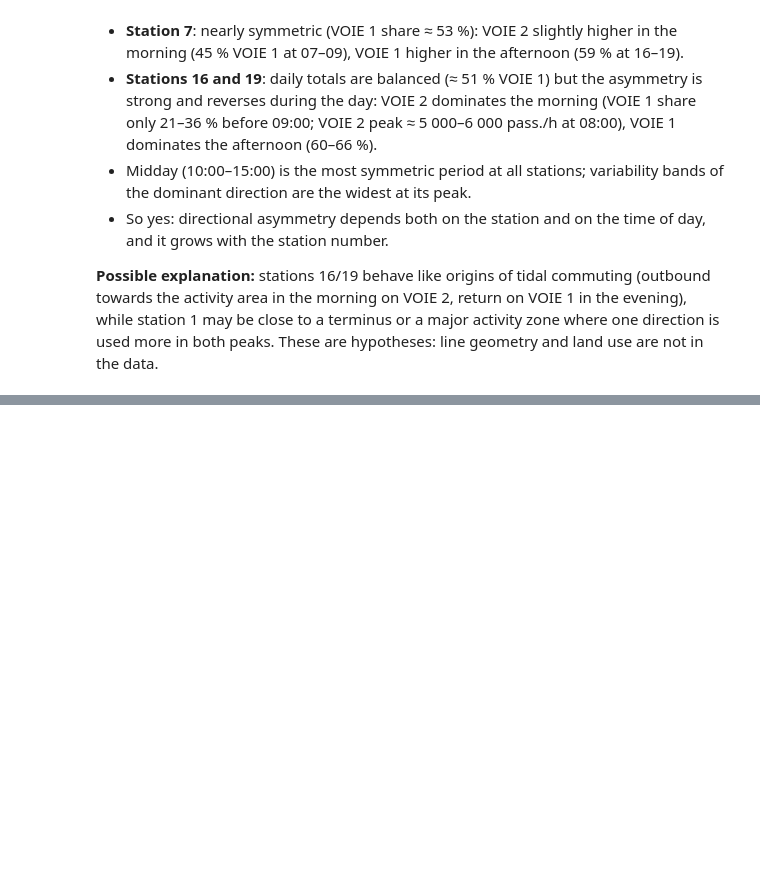
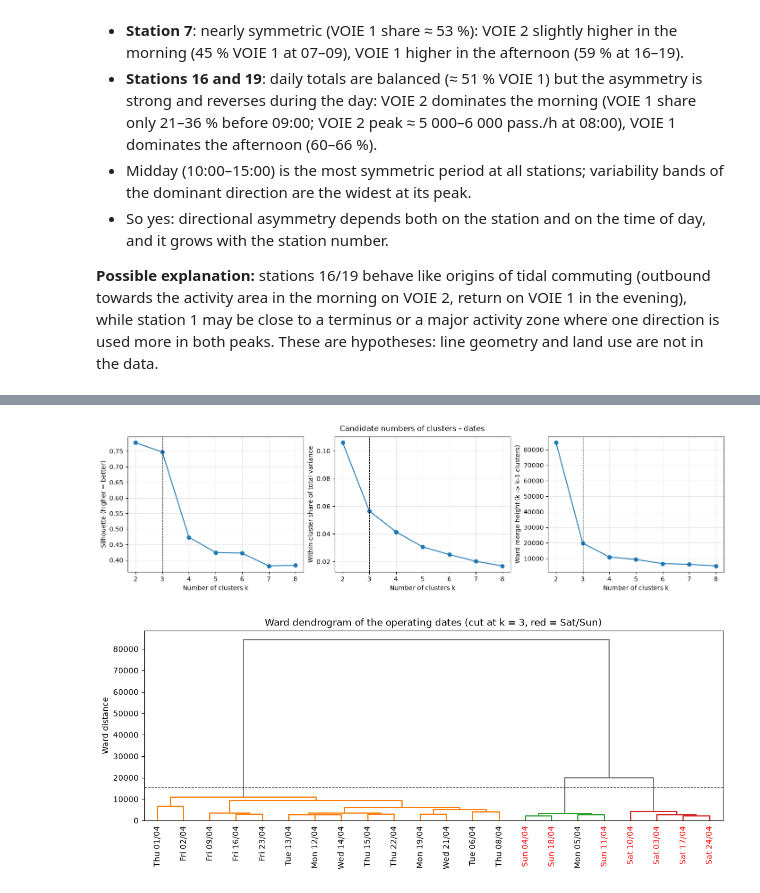
Before and after one commit to margauxfstn/Lab-1-Traffic, a Jupyter notebook: lab2/code_lab2_groupD.ipynb, the cells around one changed output, grey strips where cells are left out. Saved outputs shown, nothing was run; the diff lists cells and outputs as text; code cells hidden in the pictures; blank space fills up the shorter version.

Commit message:
part 2 lab 2: clustering des dates et des stations

```diff
--- a/lab2/code_lab2_groupD.ipynb
+++ b/lab2/code_lab2_groupD.ipynb
@@ -684,0 +807,31 @@ station
+# %%
+K_DATES = 3     # chosen after looking at the table above
+
+fig = plot_scores(scores_dates, K_DATES, "Candidate numbers of clusters - dates")
+save_fig(fig, "2_1_scores")
+plt.show()
+
+date_names = np.array([f"{d:%a %d/%m}" for d in DATES_2])
+
+
+def plot_dendrogram(Z, names, k, title):
+    n = len(names)
+    cut = (Z[n - k - 1, 2] + Z[n - k, 2]) / 2        # height that gives k clusters
+    fig, ax = plt.subplots(figsize=(11, 4.5), constrained_layout=True)
+    dendrogram(Z, labels=list(names), color_threshold=cut, above_threshold_color="grey", leaf_rotation=90, ax=ax)
+    ax.axhline(cut, color="k", ls="--", lw=0.8)
+    ax.set_ylabel("Ward distance")
+    ax.set_title(title)
+    ax.grid(False)
+    return fig, ax
+
+
+fig, ax = plot_dendrogram(Z_dates, date_names, K_DATES, f"Ward dendrogram of the operating dates (cut at k = {K_DATES}, red = Sat/Sun)")
+for lbl in ax.get_xticklabels():
+    if lbl.get_text()[:3] in ("Sat", "Sun"):
+        lbl.set_color("red")
+save_fig(fig, "2_1_dendrogram")
+plt.show()
+# %% [output]
+[figure, added]
+[figure, added]
```
Also changed, not shown: parts of 22 cells of this notebook, 8 other files.
